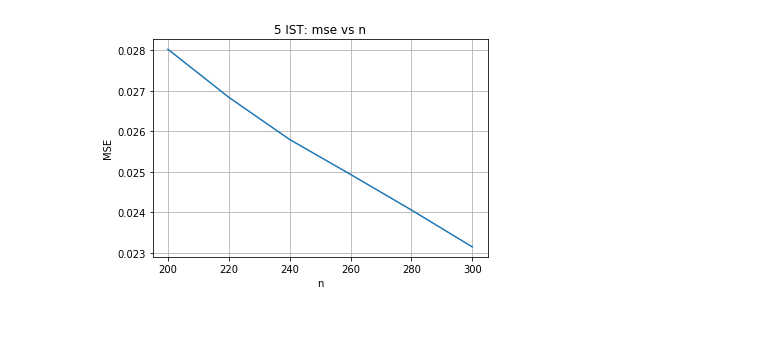
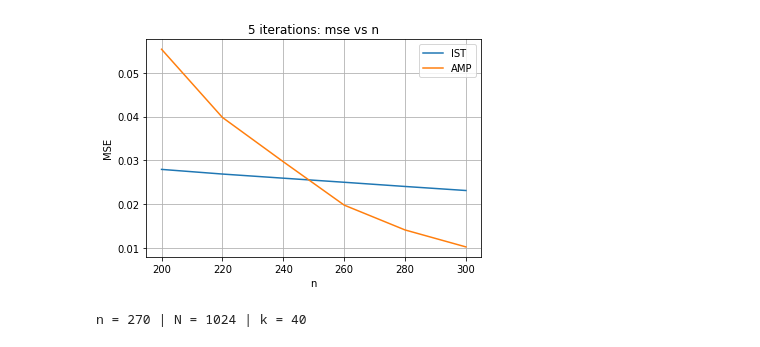
Before and after one commit to hollynroper/URS-22-23, a Jupyter notebook: mse_vs_n.ipynb, the cells around one changed output. Cells and saved outputs as stored; diff of their text form; code cells hidden in the pictures.

```diff
--- a/mse_vs_n.ipynb
+++ b/mse_vs_n.ipynb
@@ -4,9 +4,13 @@ import matplotlib.pyplot as plt
 
 def eta(u, T):
     return (u - T)*(u >= T) + (u + T)*(u <= -T)
+
+# calc as L0 norm
+def onsager(z, r, tau, n):
+    return (z/n) * np.sum(eta(r, tau) != 0)
 # %%
 num_iterations = 5
-n = 200
+n = 270
 N = 1024
 k = 40
 sigma = .05
@@ -22,37 +26,70 @@ x[idx_nonzero_entries] = 1
 #w = sigma*np.random.randn(n).reshape(-1, 1)
 
 y = A @ x
+# %%
+# arrays to plot with
+avg_mse = np.zeros(6)
+n_vec_1 = np.arange(200, 320, 20)
+avg_over = 200
+
+curr_mse = 0
+cnt = 0
+for loc_n in range(200, 320, 20):
+    for avg in range(avg_over):
+        # compute first A and y
+        A = np.sqrt(1/loc_n)*np.random.randn(loc_n, N)
+        y = A @ x
+        # rst z, r, tau, xHt for next iteration
+        z = np.zeros(y.shape)
+        r = np.zeros(x.shape)
+        tau = 0
+        xHt = np.zeros(x.shape)
+        for idx_iter in range(num_iterations):
+            ons = onsager(z, r, tau, loc_n) #calulate next onsager
+            z = y - A @ xHt + ons
+            tau = np.sqrt((1/loc_n)) * np.linalg.norm(z)
+            r = xHt + A.T @ z
+            xHt = eta(r, tau)
+        # holds running total of mse
+        curr_mse += (1/N) * sum((x-xHt)**2)
+    avg_mse[cnt] = (1/avg_over) * curr_mse
+    curr_mse = 0 # reset for next n
+    cnt += 1
 # %%
 mse_vs_n = np.zeros(6)
 n_vec = np.zeros(6)
 cnt = 0
 num_avg = 200
 mse = 0
 
 for loc_n in range(200, 320, 20):
     for run in range(num_avg):
         z = np.zeros(y.shape)
         xHt = np.zeros(x.shape)
         A = np.sqrt(1/loc_n)*np.random.randn(loc_n, N)
        # w = sigma*np.random.randn(loc_n).reshape(-1, 1)
         y = A @ x
         for idx_iter in range(num_iterations):
             z = y - A @ xHt
             r = xHt + s * A.T @ z
             xHt = eta(r, s*lambda_)
         mse += (1/N) * np.sum((x - xHt)**2)
     mse_vs_n[cnt] = (1/num_avg) * mse
     n_vec[cnt] = loc_n
     cnt += 1
     mse = 0
 
 # Plot results
 plt.figure()
-plt.plot(n_vec, mse_vs_n)
+plt.plot(n_vec, mse_vs_n, label="IST")
+plt.plot(n_vec_1, avg_mse, label="AMP")
+plt.legend()
 plt.xlabel('n')
 plt.ylabel('MSE')
 plt.grid(True, which='both')
-plt.title(f'{num_iterations} IST: mse vs n')
+plt.title(f'{num_iterations} iterations: mse vs n')
 plt.show()
+print(f'n = {n} | N = {N} | k = {k}')
 # %% [output]
-[figure, old version]
+[figure, new version]
+n = 270 | N = 1024 | k = 40
```
Also changed, not shown: 3 other files.
